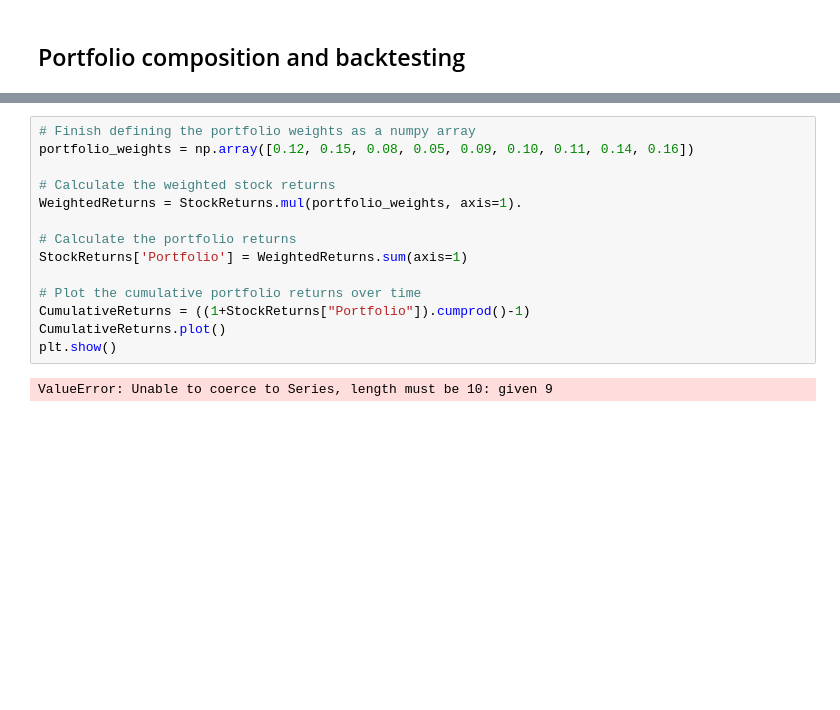
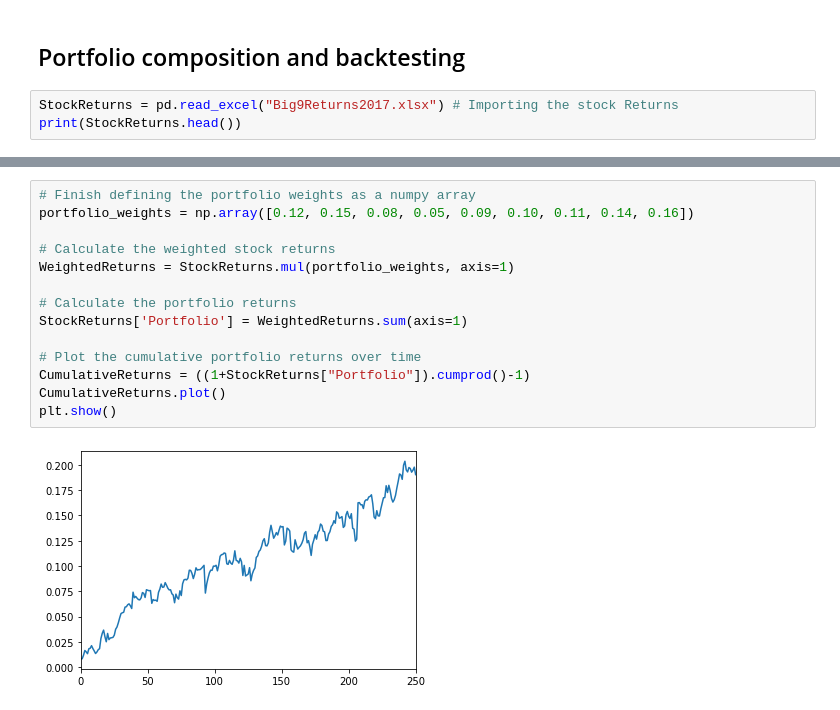
Before and after one commit to Lmuluya/Portifolio_risk_Management_using_python, a Jupyter notebook: 1.1 Financial Returns.ipynb, the cells around one changed output, grey strips where cells are left out. Drawn from its saved outputs; the diff is of its cells as text; blank space fills up the shorter version.

```diff
--- a/1.1 Financial Returns.ipynb
+++ b/1.1 Financial Returns.ipynb
@@ -138,3 +138,6 @@ Shapiro results: (0.9003633260726929, 0.0)
 P-value:  0.0
 # %% [markdown]
 ## Portfolio composition and backtesting
+# %%
+StockReturns = pd.read_excel("Big9Returns2017.xlsx") # Importing the stock Returns
+print(StockReturns.head())
@@ -141,16 +158,16 @@ P-value:  0.0
 # %%
 # Finish defining the portfolio weights as a numpy array
 portfolio_weights = np.array([0.12, 0.15, 0.08, 0.05, 0.09, 0.10, 0.11, 0.14, 0.16])
 
 # Calculate the weighted stock returns
-WeightedReturns = StockReturns.mul(portfolio_weights, axis=1).
+WeightedReturns = StockReturns.mul(portfolio_weights, axis=1)
 
 # Calculate the portfolio returns
 StockReturns['Portfolio'] = WeightedReturns.sum(axis=1)
 
 # Plot the cumulative portfolio returns over time
 CumulativeReturns = ((1+StockReturns["Portfolio"]).cumprod()-1)
 CumulativeReturns.plot()
 plt.show()
 # %% [output]
-ValueError: Unable to coerce to Series, length must be 10: given 9
+[figure, added]
```
Also changed, not shown: parts of 6 cells of this notebook.
